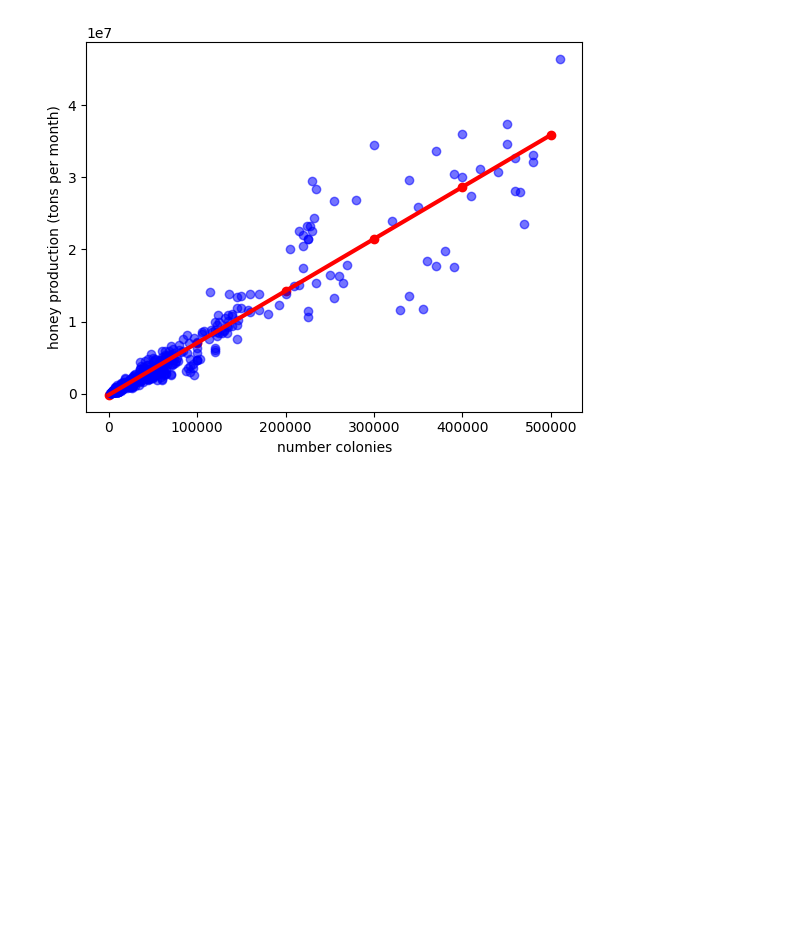
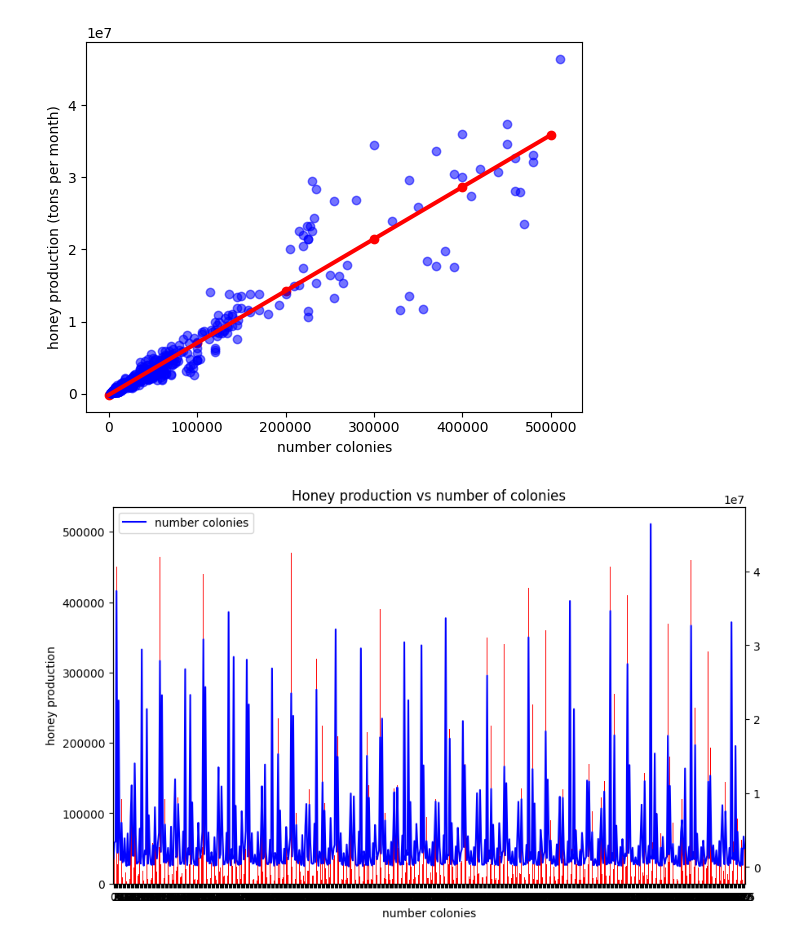
Before and after one commit to mauromarulanda/HoneyPrediction, a Jupyter notebook: honeyProduction.ipynb, the cells around one changed output. Saved outputs shown, nothing was run; the diff lists cells and outputs as text; code cells hidden in the pictures; blank space fills up the shorter version.

```diff
--- a/honeyProduction.ipynb
+++ b/honeyProduction.ipynb
@@ -53,3 +53,15 @@ plt.show()
 Intersección (b) -175918.84941480868
 Pendiente (m) [72.07518151]
 [figure]
+# %%
+import matplotlib.pyplot as plt
+
+plt.ylabel("honey production")
+plt.xlabel("number colonies")
+data["numcol"].plot(kind="bar", color="red", figsize=(10, 6))
+data["totalprod"].plot(kind="line", color="blue", secondary_y=True)
+plt.legend(["number colonies", "honey production"])
+plt.title("Honey production vs number of colonies")
+plt.show()
+# %% [output]
+[figure, added]
```
Also changed, not shown: parts of 6 cells of this notebook.
